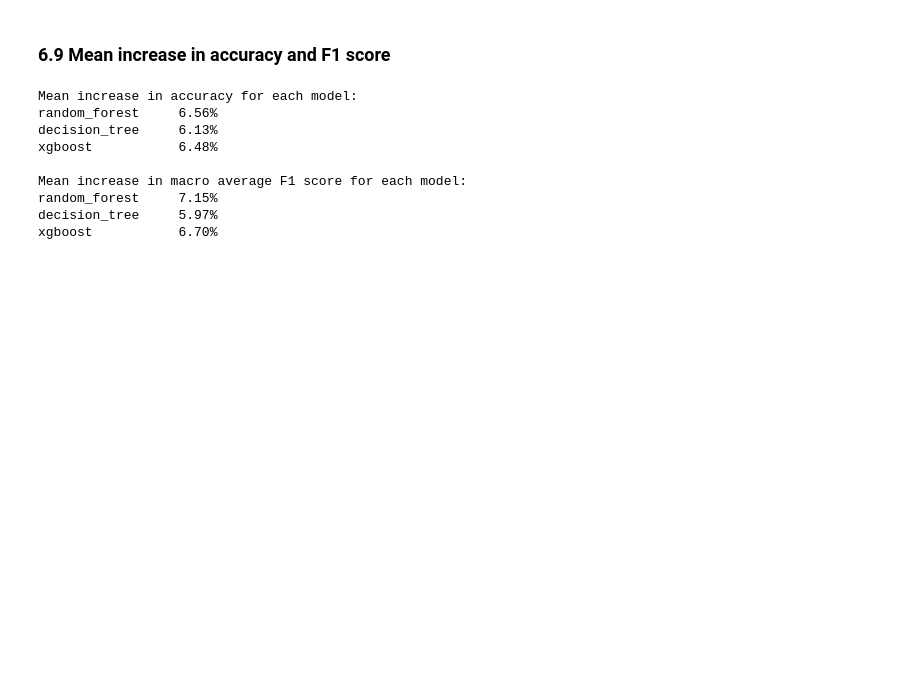
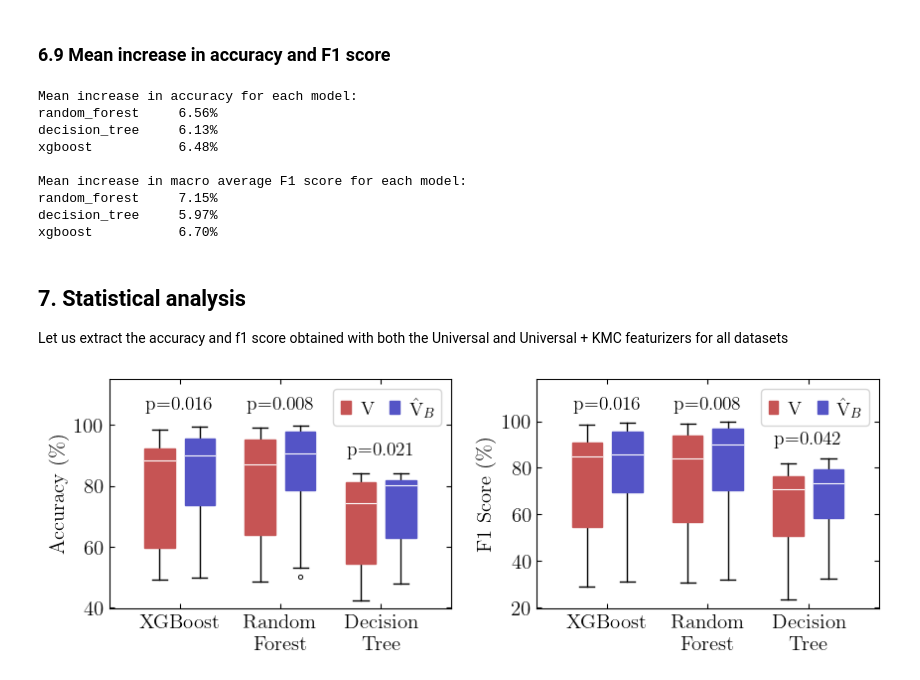
Before and after one commit to yupidevs/kmc-traj-classification, a Jupyter notebook: Krames-Moyal Features.ipynb, the cells around one changed output. Drawn from its saved outputs; the diff is of its cells as text; code cells hidden in the pictures; blank space fills up the shorter version.

Commit message:
Add statistical analysis

```diff
--- a/Krames-Moyal Features.ipynb
+++ b/Krames-Moyal Features.ipynb
@@ -510,3 +532,66 @@ Mean increase in macro average F1 score for each model:
 random_forest     7.15%
 decision_tree     5.97%
 xgboost           6.70%
+# %% [markdown]
+## 7. Statistical analysis
+
+Let us extract the accuracy and f1 score obtained with both the Universal and Universal + KMC featurizers for all datasets
+# %%
+ac = np.array([
+    [models["xgboost"]["val"], km_acc_data[ds]["xgboost"]["val"],
+    models["random_forest"]["val"], km_acc_data[ds]["random_forest"]["val"],
+    models["decision_tree"]["val"], km_acc_data[ds]["decision_tree"]["val"]]
+    for ds, models
+    in univ_acc_data.items() if ds != "diffusion"
+]) * 100
+
+f1 = np.array([
+    [models["xgboost"]["val"], km_f1_data[ds]["xgboost"]["val"],
+    models["random_forest"]["val"], km_f1_data[ds]["random_forest"]["val"],
+    models["decision_tree"]["val"], km_f1_data[ds]["decision_tree"]["val"]]
+    for ds, models
+    in univ_f1_data.items() if ds != "diffusion"
+]) * 100
+# %%
+plt.rc('text', usetex=True)
+plt.rc('font', family='serif')
+
+w = .2
+center = np.arange(3)
+x = np.hstack(np.vstack([center - w, center + w]).T)
+
+fs = 15
+colors = ['#c65454', '#5454c6']
+xlabels = ['XGBoost', 'Random\nForest', 'Decision\nTree']
+yp = [105, 105, 90]
+fig, axs = plt.subplots(1, 2, figsize=(10,3))
+for i, data in enumerate([ac, f1]):
+    bp = axs[i].boxplot(data, positions=x, widths=.3, patch_artist=True)
+
+    pvalue = []
+    for k in [0,2,4]:
+        with warnings.catch_warnings():
+            warnings.simplefilter('ignore')
+            test = scipy.stats.wilcoxon(*data[:,k:k+2].T, zero_method='zsplit')
+        pvalue.append(test.pvalue)
+    for c in center:
+        axs[i].text(center[c], yp[c], f'p={pvalue[c]:.3f}', ha='center', fontsize=fs-1)
+
+    axs[i].tick_params(direction='in', top=True, right=True, labelsize=fs)
+    axs[i].set_ylabel(['Accuracy (\%)', 'F1 Score (\%)'][i], fontsize=fs)
+    axs[i].set_xticks(center, labels=xlabels)
+    axs[i].set_ylim(None, [115,118][i])
+    for j, patch in enumerate(bp['boxes']):
+        patch.set(facecolor=colors[j%2], color=colors[j%2])
+    plt.setp(bp['medians'], color='w', lw=.8)
+    plt.setp(bp['whiskers'], zorder=0)
+    plt.setp(bp['fliers'], ms=3, mew=.7)
+    axs[i].legend(
+        [bp['boxes'][0], bp['boxes'][1]], ['$\mathrm{V}$', '$\hat\mathrm{V}_B$'],
+        loc='upper right', handlelength=.5, handletextpad=.5,
+        ncol=2, columnspacing=0.8, fontsize=fs-1)
+
+plt.subplots_adjust(wspace=.25)
+plt.show()
+# %% [output]
+[figure, added]
```
Also changed, not shown: parts of 3 cells of this notebook.
